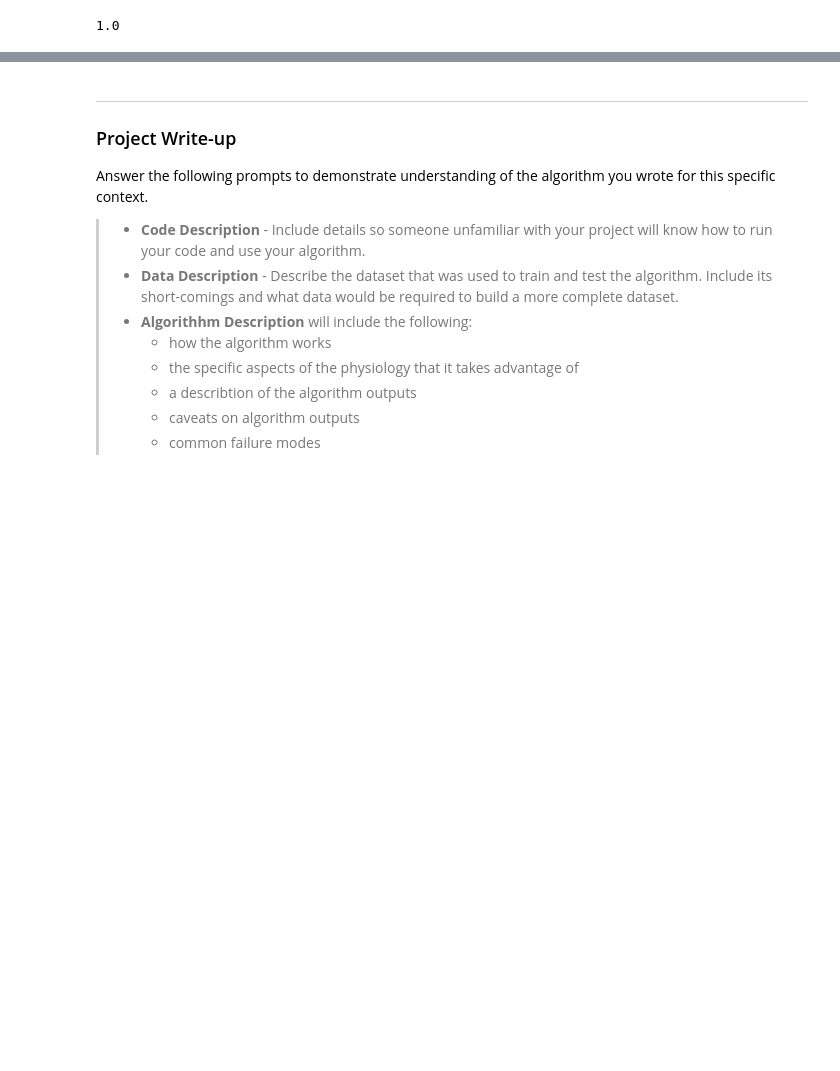
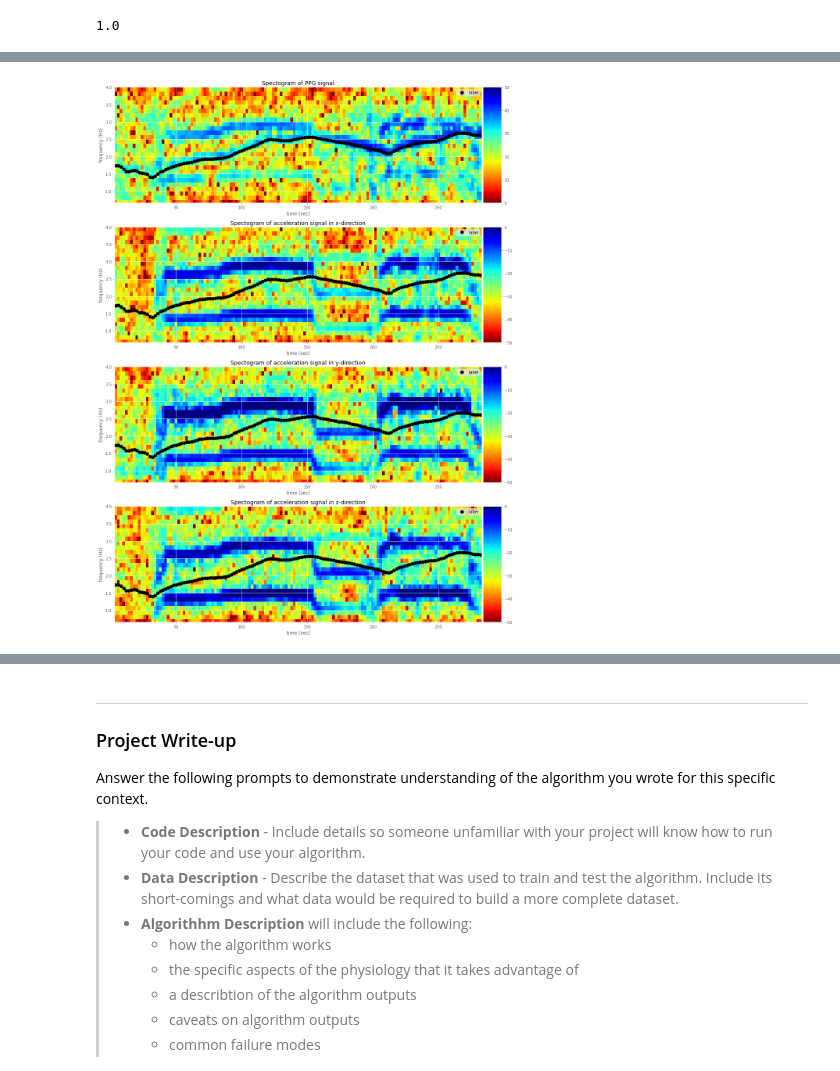
Before and after one commit to phthaloc/nd320-c4-wearable-data-project-starter, a Jupyter notebook: part_1/pulse_rate_starter.ipynb, the cells around one changed output, grey strips where cells are left out. Cells and saved outputs as stored; diff of their text form; code cells hidden in the pictures; blank space fills up the shorter version.

```diff
--- a/part_1/pulse_rate_starter.ipynb
+++ b/part_1/pulse_rate_starter.ipynb
@@ -1541,0 +673,20 @@ Text(0.5, 1.0, 'Reference PPG signal (labels)')
+# %%
+file = 'data_03_type02'
+ppg_raw_filtered = etl.bandpass_filter(signal=input_data_raw[file]['ppg'], pass_band=(min_freq, max_freq), fs=FS)
+accx_raw_filtered = etl.bandpass_filter(signal=input_data_raw[file]['accx'], pass_band=(min_freq, max_freq), fs=FS)
+accy_raw_filtered = etl.bandpass_filter(signal=input_data_raw[file]['accy'], pass_band=(min_freq, max_freq), fs=FS)
+accz_raw_filtered = etl.bandpass_filter(signal=input_data_raw[file]['accz'], pass_band=(min_freq, max_freq), fs=FS)
+fig = plot_util.plot_spectogram(
+    ppg=ppg_raw_filtered,
+    accx=accx_raw_filtered,
+    accy=accy_raw_filtered,
+    accz=accz_raw_filtered,
+    labels=labels_raw[f'ref{file[4:]}']/60,
+    fs=FS,
+    window_length=window_length,
+    window_shift=window_shift,
+    min_freq=min_freq,
+    max_freq=max_freq
+)
+# %% [output]
+[figure, added]
```
Also changed, not shown: parts of 84 cells of this notebook.
